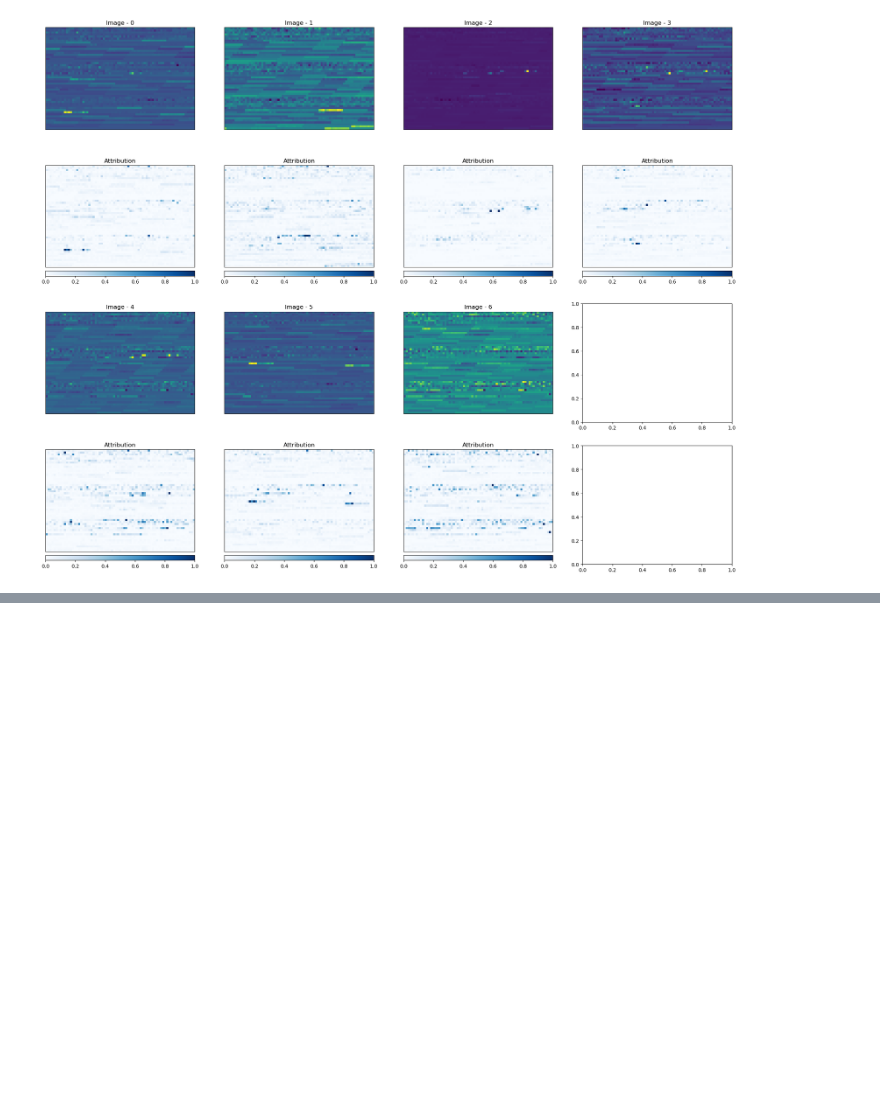
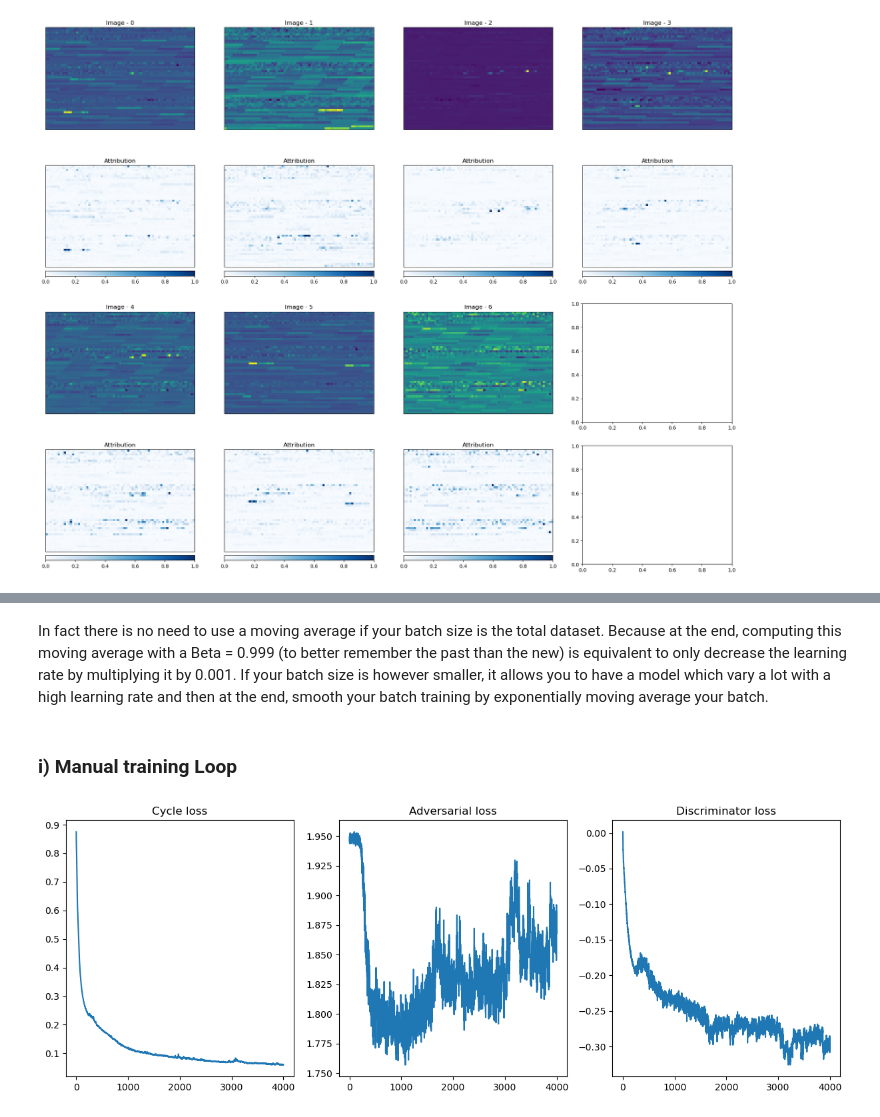
Before and after one commit to afermg/jump_attribution, a Jupyter notebook: workspace/analysis/gans_profiles.ipynb, the cells around one changed output, grey strips where cells are left out. Cells and saved outputs as stored; diff of their text form; code cells hidden in the pictures; blank space fills up the shorter version.

Commit message:
lightning V2 better handling of metric and GAN

```diff
--- a/workspace/analysis/gans_profiles.ipynb
+++ b/workspace/analysis/gans_profiles.ipynb
@@ -457,0 +473,4 @@ generator = VectorGenerator(unet, style_encoder=style_encoder)
+# %%
+#create dataloader
+fold = 0
+dataloader_train = DataLoader(dataset_fold[fold]["train"], batch_size=len(dataset_fold[fold]["train"]))
@@ -457,0 +480,5 @@ generator = VectorGenerator(unet, style_encoder=style_encoder)
+# %%
+def set_requires_grad(module, value=True):
+    """Sets `requires_grad` on a `module`'s parameters to `value`"""
+    for param in module.parameters():
+        param.requires_grad = value
@@ -457,0 +487,23 @@ generator = VectorGenerator(unet, style_encoder=style_encoder)
+# %%
+from copy import deepcopy
+
+def exponential_moving_average(model, ema_model, beta=0.999):
+    """Update the EMA model's parameters with an exponential moving average"""
+    for param, ema_param in zip(model.parameters(), ema_model.parameters()):
+        # in place modif of ema_param with : ema_param * 0.999 + 0.001 * param
+        ema_param.data.mul_(beta).add_((1 - beta) * param.data)
+
+
+def copy_parameters(source_model, target_model):
+    """Copy the parameters of a model to another model"""
+    for param, target_param in zip(
+        source_model.parameters(), target_model.parameters()
+    ):
+        target_param.data.copy_(param.data)
+
+
+generator_ema = VectorGenerator(deepcopy(unet), style_encoder=deepcopy(style_encoder))
+# %% [markdown]
+In fact there is no need to use a moving average if your batch size is the total dataset. Because at the end, computing this moving average with a Beta = 0.999 (to better remember the past than the new) is equivalent to only decrease the learning rate by multiplying it by 0.001. If your batch size is however smaller, it allows you to have a model which vary a lot with a high learning rate and then at the end, smooth your batch training by exponentially moving average your batch.
+# %% [markdown]
+### i) Manual training Loop
@@ -457,0 +572,14 @@ generator = VectorGenerator(unet, style_encoder=style_encoder)
+# %%
+fig, (ax1, ax2, ax3) = plt.subplots(1, 3, figsize=(15, 5))
+ax1.plot(losses["cycle"])
+ax1.set_title("Cycle loss")
+ax2.plot(losses["adv"])
+#The adversarial loss tells how well it can gives a correct classification of the fake generation.
+#So we want it to decrease ideally
+ax2.set_title("Adversarial loss")
+ax3.plot(losses["disc"])
+#The discriminator tells how well ic can decipher from fake and real image and in addition to a correct classification.
+ax3.set_title("Discriminator loss")
+plt.show()
+# %% [output]
+[figure, added]
```
Also changed, not shown: parts of 28 cells of this notebook, 2 other files.
